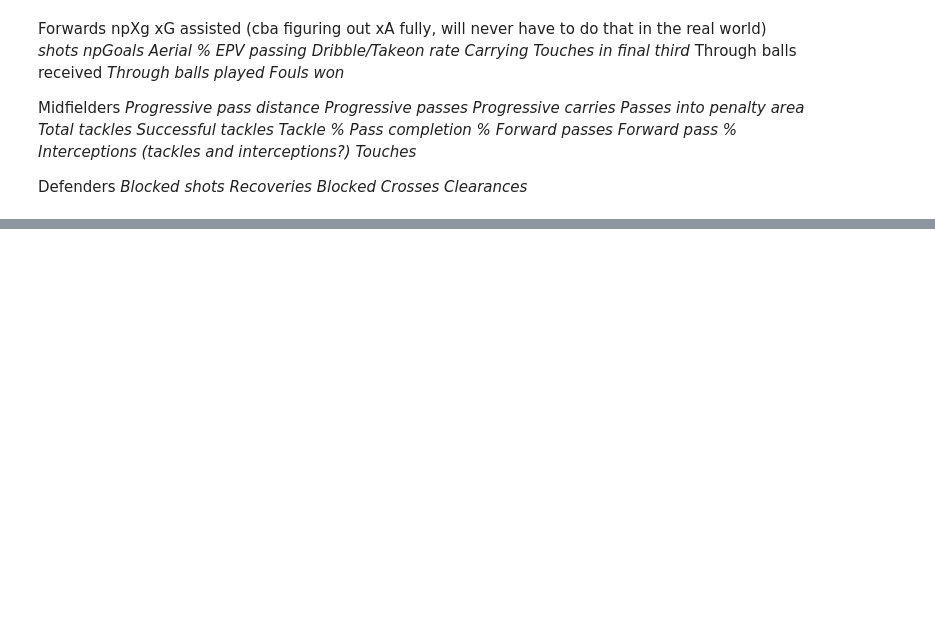
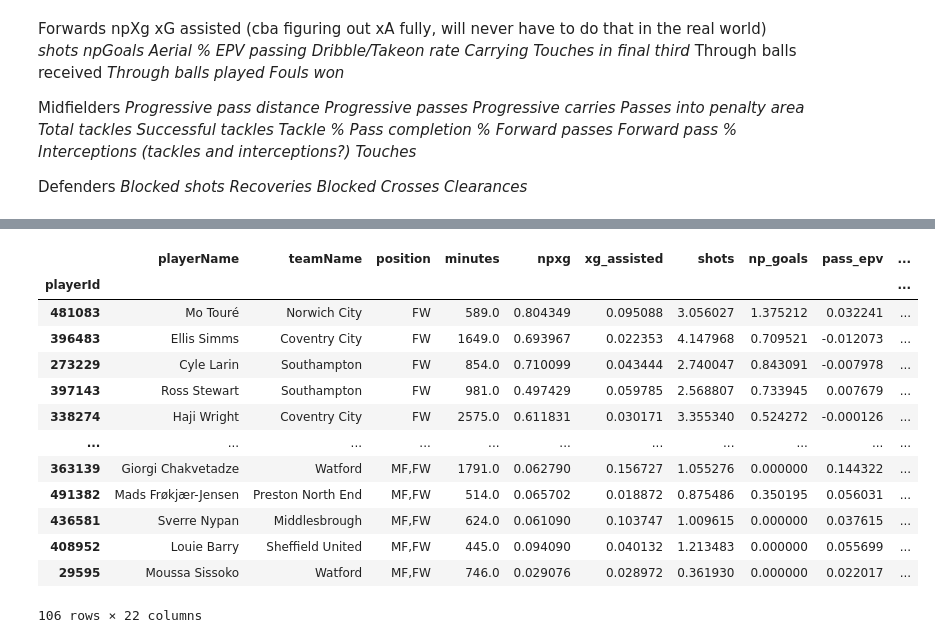
Before and after one commit to nkrackeler30/MLSCompRatingArticle, a Jupyter notebook: CompRatingArticle.ipynb, the cells around one changed output, grey strips where cells are left out. Drawn from its saved outputs; the diff is of its cells as text; code cells hidden in the pictures; blank space fills up the shorter version.

```diff
--- a/CompRatingArticle.ipynb
+++ b/CompRatingArticle.ipynb
@@ -292,5 +320,4 @@ class Metrics:
         return df_zscores
 # %%
 obj = Metrics('/Users/owner/Desktop/Natabase/championship_2526.duckdb')
-
-df1 = obj.generate_ratings('MF',inclusive = False, minutes_cutoff= 400, metric_names_and_weights={'npxg': 100})
+df = obj.generate_normalized_metrics()
@@ -313,0 +362,19 @@ df1
+# %%
+df3_striker = obj.generate_ratings(position='FW', df_data= df, inclusive = False, minutes_cutoff= 400, metric_names_and_weights={'npxg': 30,'xg_assisted':5, 'shots': 20, 'np_goals': 20, 'pass_epv': 5, 'aerial_success': 10, 'progressive_carrying_distance': 5, 'carries_into_penalty_area': 5 }).sort_values('rating_100', ascending = False)
+# %%
+df3_striker
+# %% [output]
+|  | playerName | teamName | position | minutes | npxg | xg_assisted | shots | np_goals | pass_epv | ... |
+| playerId |  |  |  |  |  |  |  |  |  | ... |
+| 481083 | Mo Touré | Norwich City | FW | 589.0 | 0.804349 | 0.095088 | 3.056027 | 1.375212 | 0.032241 | ... |
+| 396483 | Ellis Simms | Coventry City | FW | 1649.0 | 0.693967 | 0.022353 | 4.147968 | 0.709521 | -0.012073 | ... |
+| 273229 | Cyle Larin | Southampton | FW | 854.0 | 0.710099 | 0.043444 | 2.740047 | 0.843091 | -0.007978 | ... |
+| 397143 | Ross Stewart | Southampton | FW | 981.0 | 0.497429 | 0.059785 | 2.568807 | 0.733945 | 0.007679 | ... |
+| 338274 | Haji Wright | Coventry City | FW | 2575.0 | 0.611831 | 0.030171 | 3.355340 | 0.524272 | -0.000126 | ... |
+| ... | ... | ... | ... | ... | ... | ... | ... | ... | ... | ... |
+| 363139 | Giorgi Chakvetadze | Watford | MF,FW | 1791.0 | 0.062790 | 0.156727 | 1.055276 | 0.000000 | 0.144322 | ... |
+| 491382 | Mads Frøkjær-Jensen | Preston North End | MF,FW | 514.0 | 0.065702 | 0.018872 | 0.875486 | 0.350195 | 0.056031 | ... |
+| 436581 | Sverre Nypan | Middlesbrough | MF,FW | 624.0 | 0.061090 | 0.103747 | 1.009615 | 0.000000 | 0.037615 | ... |
+| 408952 | Louie Barry | Sheffield United | MF,FW | 445.0 | 0.094090 | 0.040132 | 1.213483 | 0.000000 | 0.055699 | ... |
+| 29595 | Moussa Sissoko | Watford | MF,FW | 746.0 | 0.029076 | 0.028972 | 0.361930 | 0.000000 | 0.022017 | ... |
+106 rows × 22 columns
```
Also changed, not shown: parts of 7 cells of this notebook.
